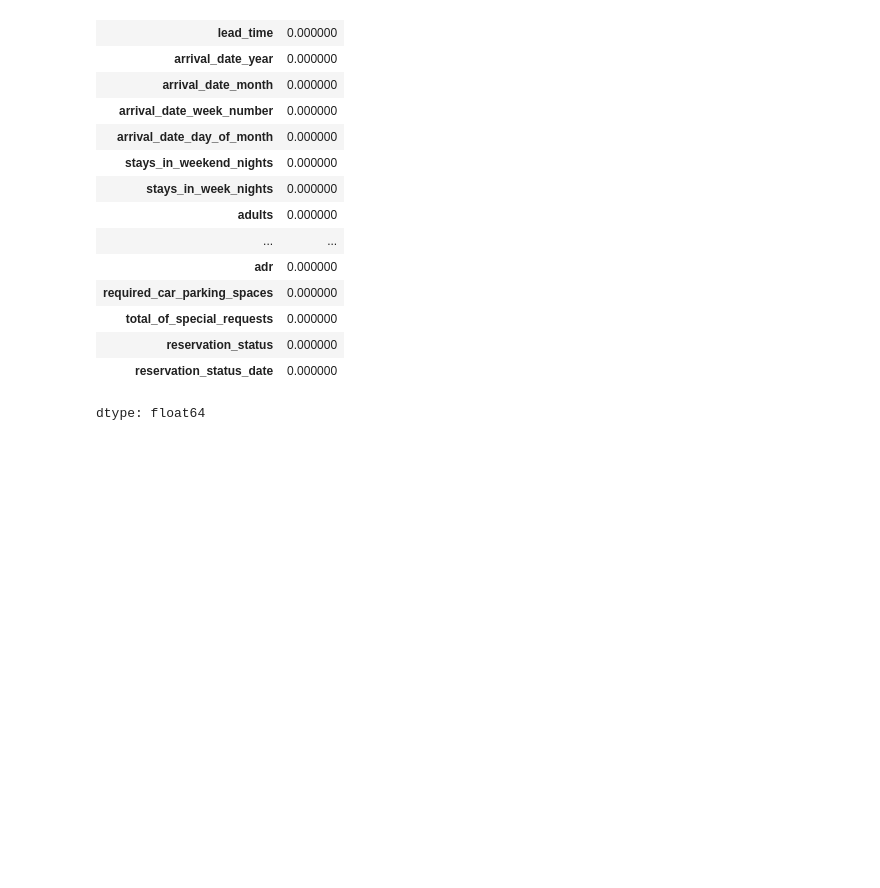
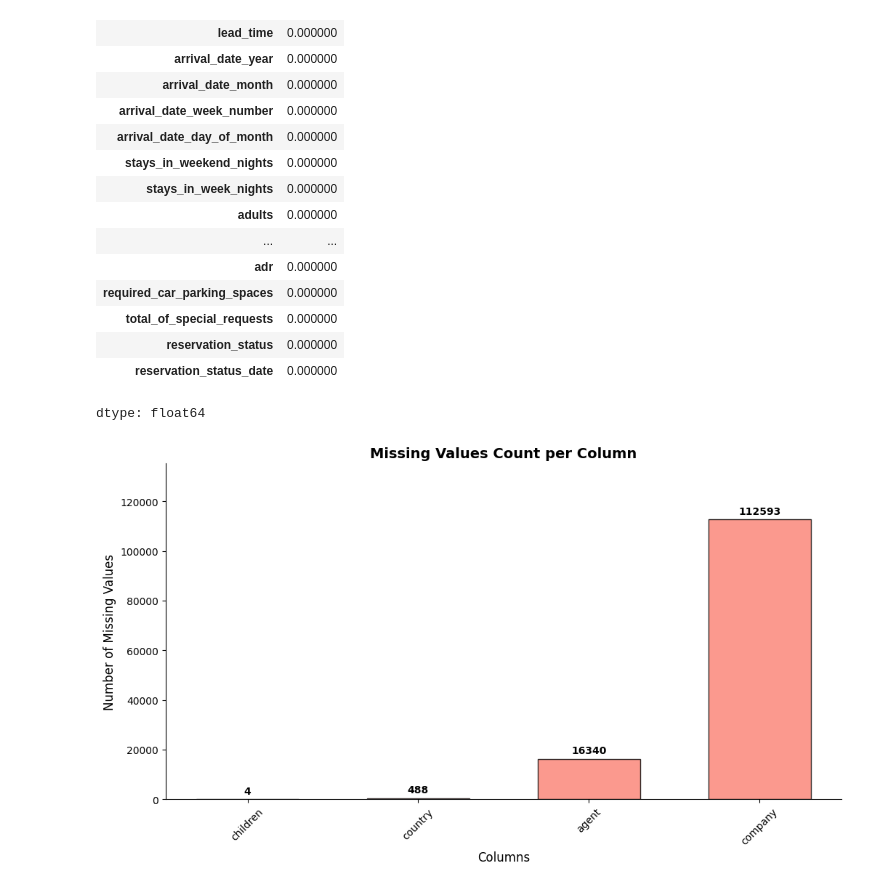
Before and after one commit to Shubhamk0703/Code, a Jupyter notebook: Code(23017935).ipynb, the cells around one changed output. Saved outputs shown, nothing was run; the diff lists cells and outputs as text; code cells hidden in the pictures; blank space fills up the shorter version.

```diff
--- a/Code(23017935).ipynb
+++ b/Code(23017935).ipynb
@@ -139,3 +139,59 @@ df.isnull().mean()*100
 | reservation_status | 0.000000 |
 | reservation_status_date | 0.000000 |
 dtype: float64
+# %%
+import matplotlib.pyplot as plt
+import numpy as np
+
+# Count the number of missing values in each column
+missing_values = df.isnull().sum()
+
+# Keep only columns that have missing values
+missing_values = missing_values[missing_values > 0]
+
+# Set figure size and style
+plt.figure(figsize=(12, 6))
+
+
+# Create a bar chart with enhanced visuals
+bars = plt.bar(
+    missing_values.index,
+    missing_values.values,
+    color="salmon",
+    edgecolor="black",
+    width=0.6,
+    alpha=0.8,
+)
+
+# Adjust the y-axis limit for a better view
+max_missing = missing_values.max()
+plt.ylim(0, max_missing * 1.2)  # Adding 20% extra space on top
+
+# Add numerical labels on top of each bar
+for bar in bars:
+    height = bar.get_height()
+    plt.text(
+        bar.get_x() + bar.get_width() / 2,  # Position at the center of the bar
+        height + max_missing * 0.02,  # Slightly above the bar
+        f"{int(height)}",  # Convert to integer and add as text
+        ha="center",
+        fontsize=10,
+        fontweight="bold",
+        color="black",
+    )
+
+# Add title and labels with better formatting
+plt.title("Missing Values Count per Column", fontsize=14, fontweight="bold")
+plt.xlabel("Columns", fontsize=12)
+plt.ylabel("Number of Missing Values", fontsize=12)
+
+# Rotate x-axis labels for better readability
+plt.xticks(rotation=45, fontsize=10)
+
+plt.gca().spines["top"].set_visible(False)
+plt.gca().spines["right"].set_visible(False)
+
+# Show the plot
+plt.show()
+# %% [output]
+[figure, added]
```
